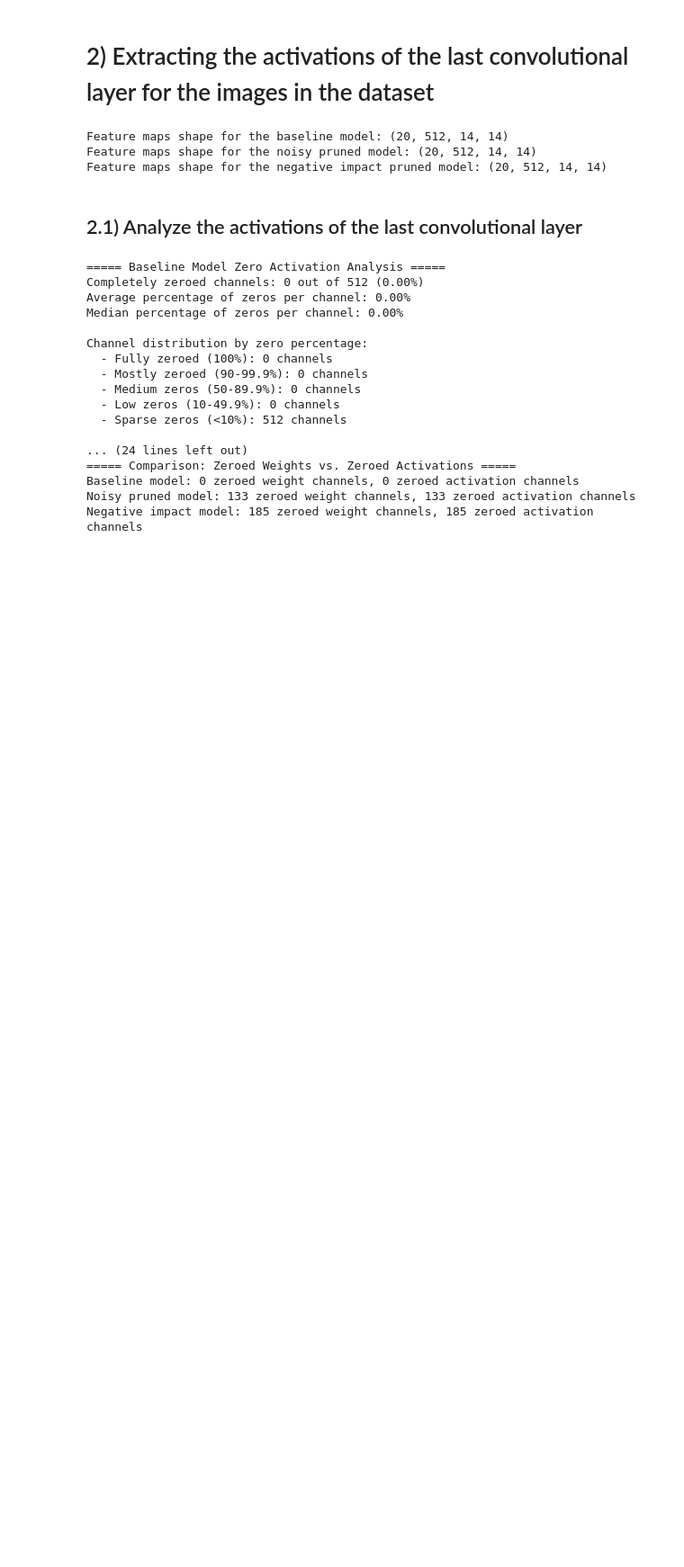
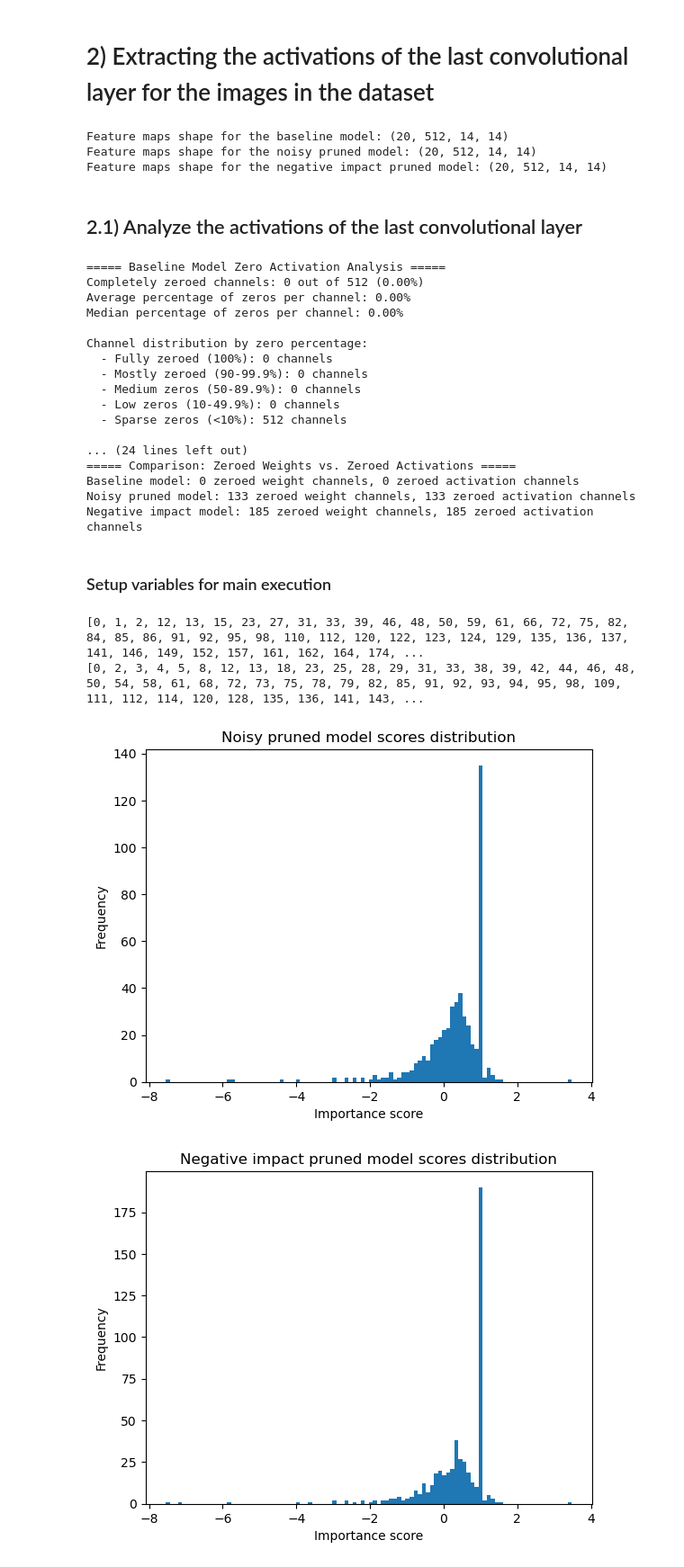
Before and after one commit to icaro-rdp/Internship_project_2025, a Jupyter notebook: VGG-16-heatmaps.ipynb, the cells around one changed output. Shown at 90% size. Drawn from its saved outputs; the diff is of its cells as text; code cells hidden in the pictures; blank space fills up the shorter version.

```diff
--- a/VGG-16-heatmaps.ipynb
+++ b/VGG-16-heatmaps.ipynb
@@ -279,6 +269,7 @@ def get_zeroed_feature_maps(model, layer_name):
 
     Returns:
         list: The indices of the zeroed out feature maps.
+        int: The number of zeroed out feature maps.
     """
     dict_modules = dict(model.named_modules())
     layer = dict_modules[layer_name]
@@ -288,6 +279,8 @@ def get_zeroed_feature_maps(model, layer_name):
         if torch.all(weight == 0):
             zeroed_feature_maps.append(i)
     zeroed_feature_maps.sort()
+    #coverto to 0-based indexing
+    zeroed_feature_maps = [i-1 for i in zeroed_feature_maps]
 
     num_zeroed = len(zeroed_feature_maps)
 
@@ -638 +581,62 @@ def overlay_mask(img, mask, colormap="jet_r", alpha=0.7, enhance_contrast=True):
+# %% [markdown]
+### Setup variables for main execution
+# %%
+# Get just the first 5 elements of the validation dataset to test the functions above
+
+OUTPUT_DIR_BASE = 'Heatmap_images/base_model'
+OUTPUT_DIR_NOISY = 'Heatmap_images/noisy_pruned_model'
+OUTPUT_DIR_NEG_IMPACT = 'Heatmap_images/negative_impact_pruned_model'
+
+channel_importance_scores = z_scored_importance_scores
+# Extracted features (Batch size 20, 512 channels, 14x14 spatial dimensions)
+batch_features_base = layer_28_feature_maps_base
+batch_features_noisy = layer_28_feature_maps_noisy
+batch_features_neg_impact = layer_28_feature_maps_neg_impact
+
+# Extract removed channels indices from the pruned models
+noisy_removed_channels, _ = get_zeroed_feature_maps(noisy_pruned_model, 'features.28')
+negative_impact_removed_channels, _ = get_zeroed_feature_maps(negative_impact_pruned_model, 'features.28')
+
+print(noisy_removed_channels)
+print(negative_impact_removed_channels)
+
+def selective_importance_with_ignored_indices(original_scores, indices_to_ignore):
+    """
+    Keep the original values of an array except for specific indices which are set to 1.
+
+    Args:
+        original_scores: 1D array of scores with length 512
+        indices_to_ignore: Indices where values should be set to 1 (not normalized)
+
+    Returns:
+        Modified array where indices in indices_to_ignore are set to 1
+        and all other values the original values
+    """
+    modified_scores = original_scores.copy()
+    modified_scores[indices_to_ignore] = 1
+    return modified_scores
+
+# Apply selective importance to the noisy pruned model
+baseline_scores = np.ones(512)
+noisy_scores = selective_importance_with_ignored_indices(channel_importance_scores, noisy_removed_channels)
+negative_impact_scores = selective_importance_with_ignored_indices(channel_importance_scores, negative_impact_removed_channels)
+
+# print the distribution of the noisy scores
+plt.hist(noisy_scores, bins=100)
+plt.title('Noisy pruned model scores distribution')
+plt.xlabel('Importance score')
+plt.ylabel('Frequency')
+plt.show()
+
+# print the distribution of the negative impact scores
+plt.hist(negative_impact_scores, bins=100)
+plt.title('Negative impact pruned model scores distribution')
+plt.xlabel('Importance score')
+plt.ylabel('Frequency')
+plt.show()
+# %% [output]
+[0, 1, 2, 12, 13, 15, 23, 27, 31, 33, 39, 46, 48, 50, 59, 61, 66, 72, 75, 82, 84, 85, 86, 91, 92, 95, 98, 110, 112, 120, 122, 123, 124, 129, 135, 136, 137, 141, 146, 149, 152, 157, 161, 162, 164, 174, ...
+[0, 2, 3, 4, 5, 8, 12, 13, 18, 23, 25, 28, 29, 31, 33, 38, 39, 42, 44, 46, 48, 50, 54, 58, 61, 68, 72, 73, 75, 78, 79, 82, 85, 91, 92, 93, 94, 95, 98, 109, 111, 112, 114, 120, 128, 135, 136, 141, 143, ...
+[figure, added]
+[figure, added]
 # %%
```
Also changed, not shown: parts of 7 cells of this notebook, 2 other files.
